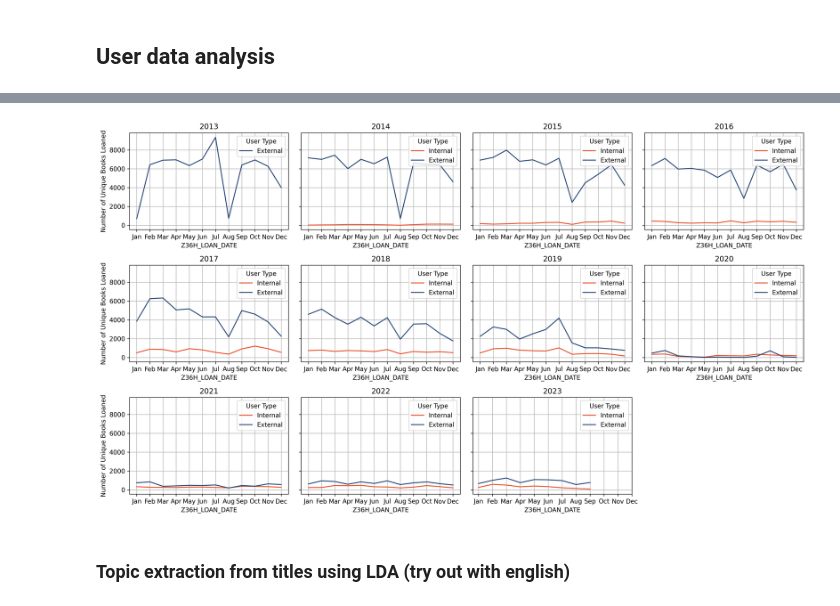
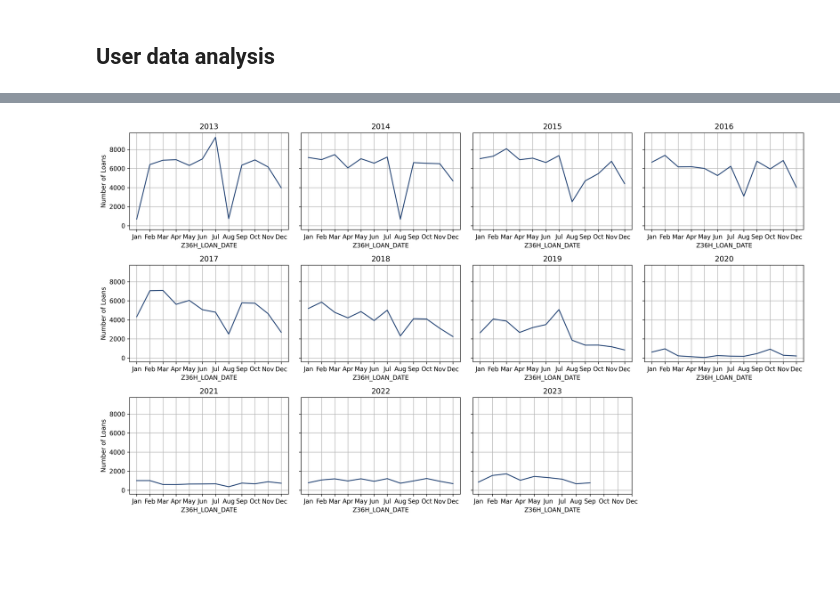
Before and after one commit to hanaCasey/BHVizData, a Jupyter notebook: thesis/src/analysis.ipynb, the cells around one changed output, grey strips where cells are left out. Cells and saved outputs as stored; diff of their text form; code cells hidden in the pictures; blank space fills up the shorter version.

```diff
--- a/thesis/src/analysis.ipynb
+++ b/thesis/src/analysis.ipynb
@@ -42,4 +56,15 @@ user_df = user_df.drop('ï»¿Z30_CALL_NO', axis=1)
 # Drop 2012
 user_df = user_df[user_df.Year != 2012]
 
+# Calculate Loan time per day
+user_df['LOAN_TIME'] = (user_df['Z36H_RETURNED_DATE'] - user_df['Z36H_LOAN_DATE']).dt.days + 1 # min loan time is 1
+print('No return date: {}'.format(user_df.Z36H_RETURNED_DATE.isna().sum()))
+user_df = user_df.dropna(subset=['Z36H_RETURNED_DATE'])
+
+# Pseudonymise the users
+
+unique_users = user_df['Z36H_ID'].unique()
+user_pseudonyms = {user: f'U-{index}'  for index, user in enumerate(unique_users)}
+user_df['Z36H_ID'] = user_df['Z36H_ID'].map(user_pseudonyms)
+
 user_df.to_csv('../users.csv',index=False)
@@ -123,46 +149,35 @@ plt.show()
 # %%
+loan_counts = user_df.groupby([user_df['Z36H_LOAN_DATE'].dt.year, user_df['Z36H_LOAN_DATE'].dt.month]).Z30_CALL_NO.count()
 
-user_df['UserType'] = user_df['Z36H_ID'].apply(lambda x: 'Internal' if x.startswith('BHR') else 'External')
-
-loan_counts = user_df.groupby(['Year', user_df['Z36H_LOAN_DATE'].dt.month, 'UserType'])['Z30_CALL_NO'].count()
-
-unique_years = loan_counts.index.get_level_values('Year').unique()
+unique_years = user_df.Z36H_LOAN_DATE.dt.year.unique()
 num_rows = (len(unique_years) - 1) // 4 + 1 # subplots
+unique_years.sort()
 fig, axes = plt.subplots(num_rows, 4, figsize=(16, 3 * num_rows), sharey=True, dpi= 300)  # Share the y-axis limit
 
 for i, year in enumerate(unique_years):
     row, col = i // 4, i % 4
     ax = axes[row, col]
 
     data_year = loan_counts.loc[year].reset_index()
 
-    # Filter data for internal and external users separately
-    internal_data = data_year[data_year['UserType'] == 'Internal']
-    external_data = data_year[data_year['UserType'] == 'External']
-
-    # Set the palette for consistent colors
-    sns.set_palette([user_type_colors['Internal'], user_type_colors['External']])
-
     # Create line plots for internal and external users
-    sns.lineplot(data=internal_data, x='Z36H_LOAN_DATE', y='Z30_CALL_NO', label='Internal', ax=ax, color=user_type_colors['Internal'])
-    sns.lineplot(data=external_data, x='Z36H_LOAN_DATE', y='Z30_CALL_NO', label='External', ax=ax, color=user_type_colors['External'])
+    sns.lineplot(data=data_year, x='Z36H_LOAN_DATE', y='Z30_CALL_NO', ax=ax, color='#2A4978')
 
     ax.set_title(f'{year}')
-    ax.set_ylabel('Number of Unique Books Loaned')
+    ax.set_ylabel('Number of Loans')
     ax.set_xticks(range(1, 13))
     ax.set_xticklabels(['Jan', 'Feb', 'Mar', 'Apr', 'May', 'Jun', 'Jul', 'Aug', 'Sep', 'Oct', 'Nov', 'Dec'])
     ax.grid(True)
-    ax.legend(title='User Type', loc='upper right')
 
 # Hide empty subplots
 for i in range(len(unique_years), num_rows * 4):
     row, col = i // 4, i % 4
     fig.delaxes(axes[row, col])
 
 # To ensure proper spacing
 plt.tight_layout()
 plt.show()
 
 # TODO: split years into pre and post covid
 # %% [output]
-[figure, old version]
+[figure, new version]
@@ -185,2 +183,0 @@ fre = merged_df[merged_df.lang == 'fre']
-# %% [markdown]
-### Topic extraction from titles using LDA (try out with english)
```
Also changed, not shown: parts of 21 cells of this notebook, 9 other files.
